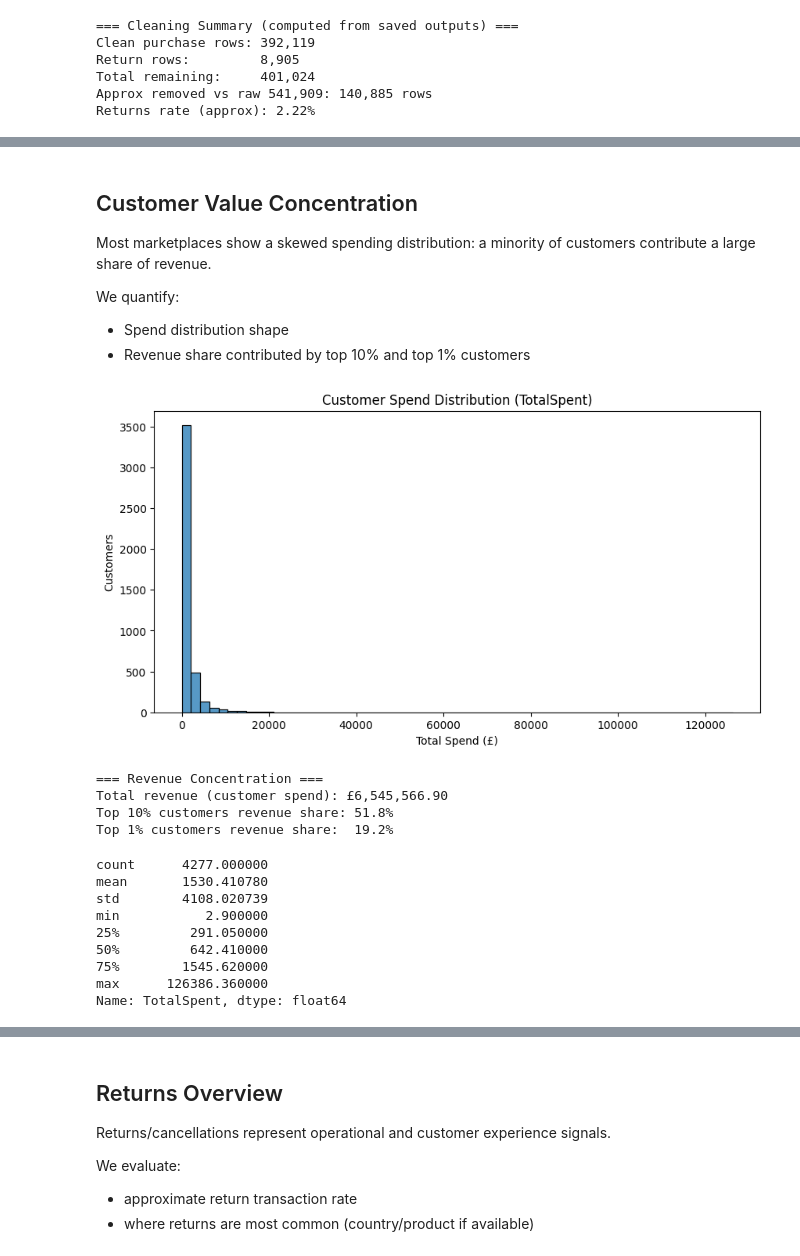
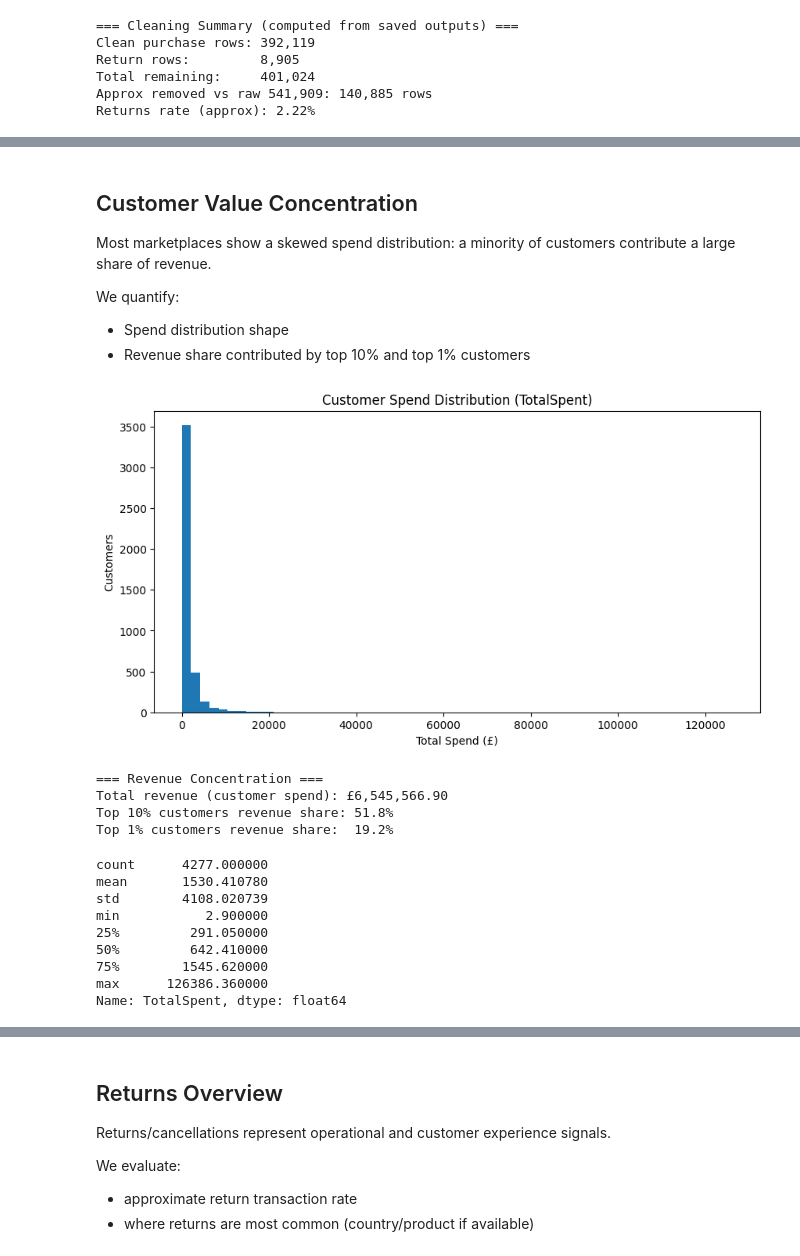
Before and after one commit to hiruykassa/Ecommerce-Funnel-Analysis, a Jupyter notebook: notebooks/04_final_report.ipynb, the cells around one changed output, grey strips where cells are left out. Cells and saved outputs as stored; diff of their text form; code cells hidden in the pictures.

```diff
--- a/notebooks/04_final_report.ipynb
+++ b/notebooks/04_final_report.ipynb
@@ -194,34 +247,36 @@ This suggests the strongest ROI comes from improving the **second purchase rate*
 # %% [markdown]
 ## Customer Value Concentration
 
-Most marketplaces show a skewed spending distribution: a minority of customers contribute a large share of revenue.
+Most marketplaces show a skewed spend distribution: a minority of customers contribute a large share of revenue.
 
 We quantify:
 - Spend distribution shape
 - Revenue share contributed by top 10% and top 1% customers
 # %%
-plt.figure(figsize=(10, 5))
-sns.histplot(customers["TotalSpent"], bins=60)
+x = customers["TotalSpent"].dropna()
+
+plt.figure(figsize=(10,5))
+plt.hist(x, bins=60)
 plt.title("Customer Spend Distribution (TotalSpent)")
 plt.xlabel("Total Spend (£)")
 plt.ylabel("Customers")
 plt.show()
 
-rev_total = customers["TotalSpent"].sum()
-top_10pct_cut = customers["TotalSpent"].quantile(0.90)
-top_1pct_cut = customers["TotalSpent"].quantile(0.99)
+rev_total = x.sum()
+top_10_cut = x.quantile(0.90)
+top_1_cut  = x.quantile(0.99)
 
-rev_top10 = customers.loc[customers["TotalSpent"] >= top_10pct_cut, "TotalSpent"].sum()
-rev_top1 = customers.loc[customers["TotalSpent"] >= top_1pct_cut, "TotalSpent"].sum()
+rev_top10 = x[x >= top_10_cut].sum()
+rev_top1  = x[x >= top_1_cut].sum()
 
 print("=== Revenue Concentration ===")
 print(f"Total revenue (customer spend): £{rev_total:,.2f}")
 print(f"Top 10% customers revenue share: {rev_top10 / rev_total * 100:.1f}%")
-print(f"Top 1% customers revenue share:  {rev_top1 / rev_total * 100:.1f}%")
+print(f"Top 1% customers revenue share:  {rev_top1  / rev_total * 100:.1f}%")
 
-display(customers["TotalSpent"].describe())
+display(x.describe())
 # %% [output]
-[figure, old version]
+[figure, new version]
 === Revenue Concentration ===
 Total revenue (customer spend): £6,545,566.90
 Top 10% customers revenue share: 51.8%
```
Also changed, not shown: parts of 19 cells of this notebook.
